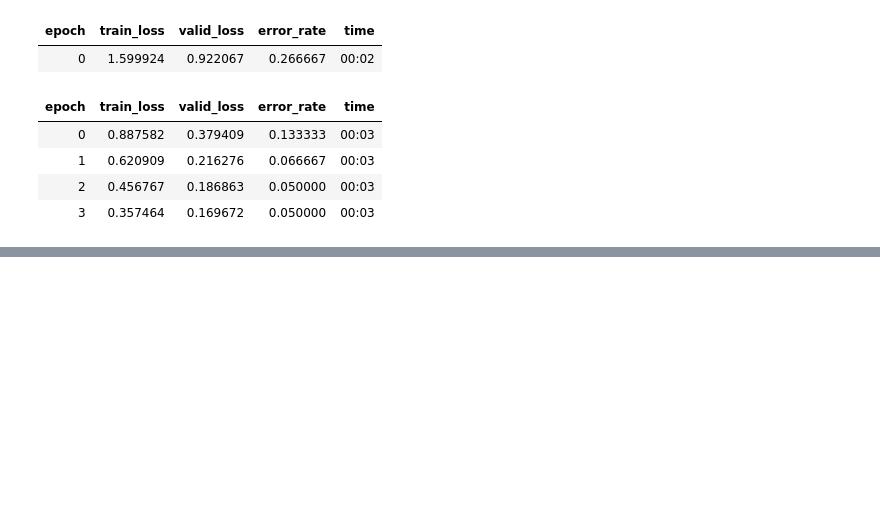
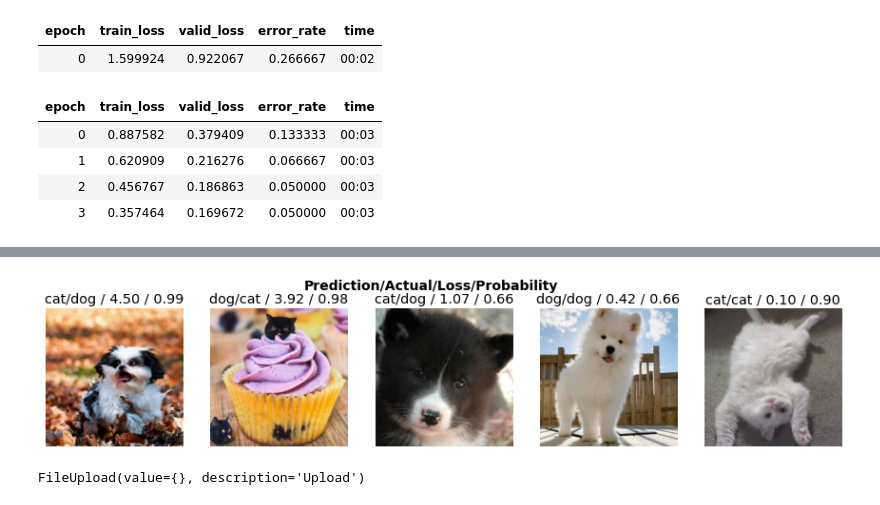
Before and after one commit to nicocrozier/catsvsdogs, a Jupyter notebook: BearDetect.ipynb, the cells around one changed output, grey strips where cells are left out. Drawn from its saved outputs; the diff is of its cells as text; code cells hidden in the pictures; blank space fills up the shorter version.

```diff
--- a/BearDetect.ipynb
+++ b/BearDetect.ipynb
@@ -164,0 +175,18 @@ Downloading: "https://download.pytorch.org/models/resnet18-f37072fd.pth" to /roo
+# %%
+interp.plot_top_losses(5, nrows=1)
+# %% [output]
+[figure, added]
+# %%
+# exports the trained model so we can use in production
+learn.export()
+path = Path()
+path.ls(file_exts='.pkl')
+
+# using the trained model on NEW data in production is called "inference"
+learn_inf = load_learner(path/'export.pkl')
+
+#Displays a widget which can be used to upload images from your system
+btn_upload = widgets.FileUpload()
+btn_upload
+# %% [output]
+FileUpload(value={}, description='Upload')
```
Also changed, not shown: parts of 4 cells of this notebook.
